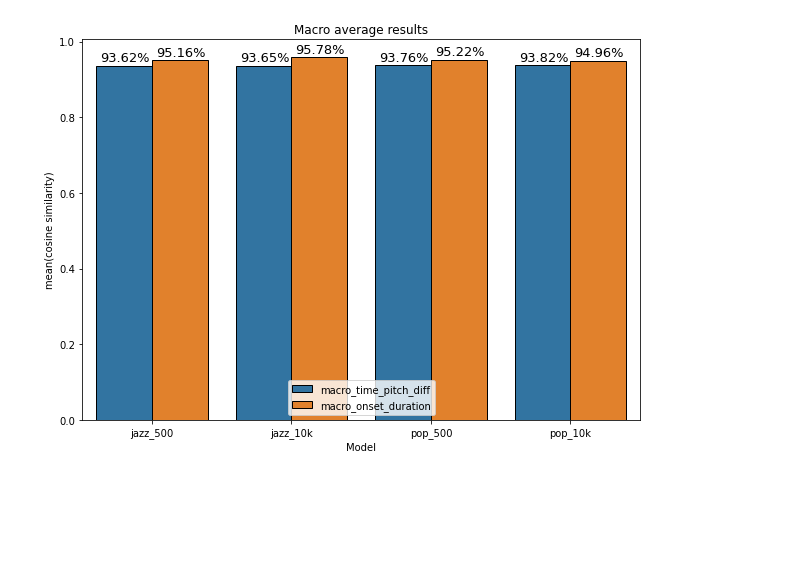
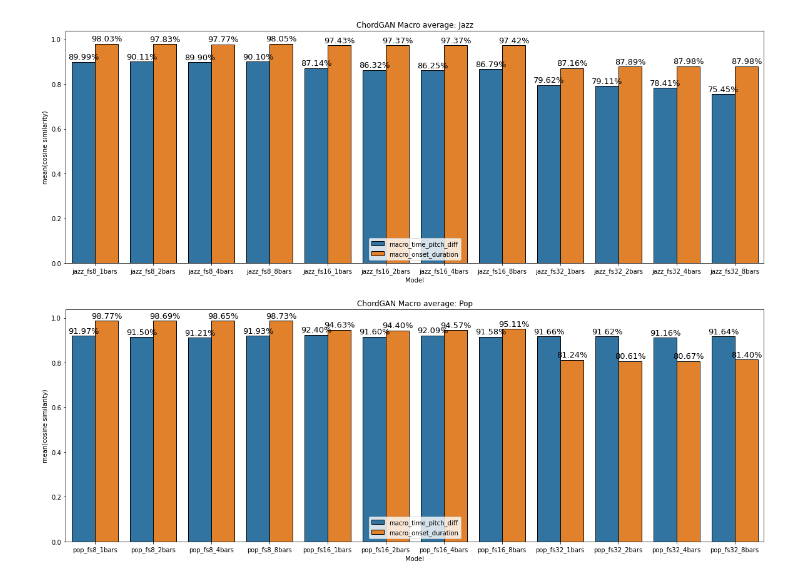
Before and after one commit to amaralcs/ChordGAN-v2, a Jupyter notebook: notebooks/evaluate_results.ipynb, the cells around one changed output. Drawn from its saved outputs; the diff is of its cells as text; code cells hidden in the pictures; blank space fills up the shorter version.

```diff
--- a/notebooks/evaluate_results.ipynb
+++ b/notebooks/evaluate_results.ipynb
@@ -64,3 +61,16 @@ model_name_map = {
+# %%
+# models were trained during 14th/15th of July
+models = [m for m in os.listdir("../trained_models") if "07_15" in m or "07_14" in m]
+
+# Create a map between the model train dir and the training configuration
+name_map = {}
+for model in models:
+    base = model.split("_")[0]
+    with open(f"../trained_models/{model}/train_config.yaml") as f:
+        config = safe_load(f)
+        fs = config["preprocessing"]["fs"]
+        n_bars = config["preprocessing"]["n_bars"]
+        name_map[model] = f"{base}_fs{fs}_{n_bars}bars"
 # %%
 results_fpath = "../results/bodhidharma"
 nano_df = []
@@ -84,9 +94,9 @@ for model_name in os.listdir(results_fpath):
     )
 
     nano_metrics = pd.concat([chromas, style_per_song], axis=0)
-    nano_metrics["model_name"] = model_name_map.get(model_name)
-    tonnetz_distances["model_name"] = model_name_map.get(model_name)
-    style_macro["model_name"] = model_name_map.get(model_name)
+    nano_metrics["model_name"] = name_map.get(model_name)
+    tonnetz_distances["model_name"] = name_map.get(model_name)
+    style_macro["model_name"] = name_map.get(model_name)
 
     nano_df.append(nano_metrics[nano_metrics["model_name"].notna()])
     tonnetz_df.append(tonnetz_distances[tonnetz_distances["model_name"].notna()])
@@ -131,14 +170,28 @@ plt.show()
 # %%
-fig, ax = plt.subplots(figsize=(10, 7))
+fig, (ax1, ax2) = plt.subplots(2, 1, figsize=(20, 15), sharey=True)
 
-ax = sns.barplot(x="model_name", y="value", hue="metric", data=macro_df, ec="k", lw=1,)
-autolabel(ax, orient="v", fmt="{:.2%}", xytext=(1, 1), size=13)
-ax.legend(loc="lower center")
+macro_jazz = macro_df[macro_df["model_name"].str.contains("jazz")]
+macro_pop = macro_df[macro_df["model_name"].str.contains("pop")]
 
-ax.set_title("ChordGAN Macro average results")
-ax.set_xlabel("Model")
-ax.set_ylabel("mean(cosine similarity)")
+
+ax1 = sns.barplot(
+    x="model_name", y="value", hue="metric", data=macro_jazz, ec="k", lw=1, ax=ax1
+)
+autolabel(ax1, orient="v", fmt="{:.2%}", xytext=(1, 1), size=13)
+ax1.legend(loc="lower center")
+ax1.set_title("ChordGAN Macro average: Jazz")
+ax1.set_xlabel("Model")
+ax1.set_ylabel("mean(cosine similarity)")
+
+ax2 = sns.barplot(
+    x="model_name", y="value", hue="metric", data=macro_pop, ec="k", lw=1, ax=ax2
+)
+autolabel(ax2, orient="v", fmt="{:.2%}", xytext=(1, 1), size=13)
+ax2.legend(loc="lower center")
+ax2.set_title("ChordGAN Macro average: Pop")
+ax2.set_xlabel("Model")
+ax2.set_ylabel("mean(cosine similarity)")
 
 plt.show()
 # %% [output]
-[figure, old version]
+[figure, new version]
```
Also changed, not shown: parts of 5 cells of this notebook.
